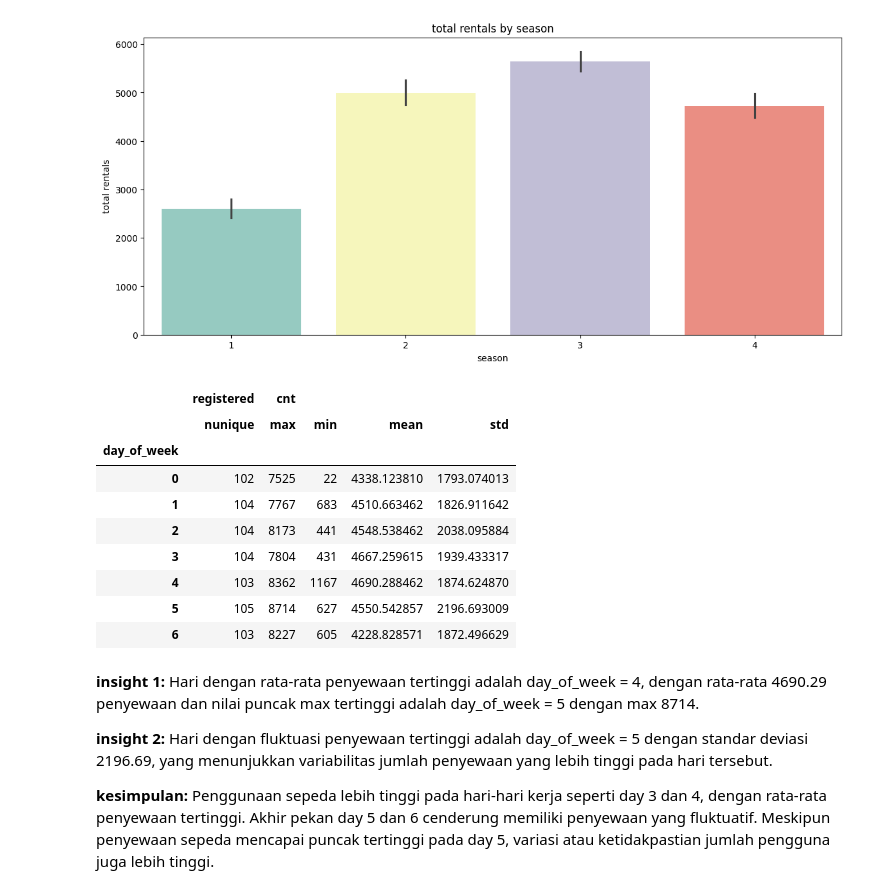
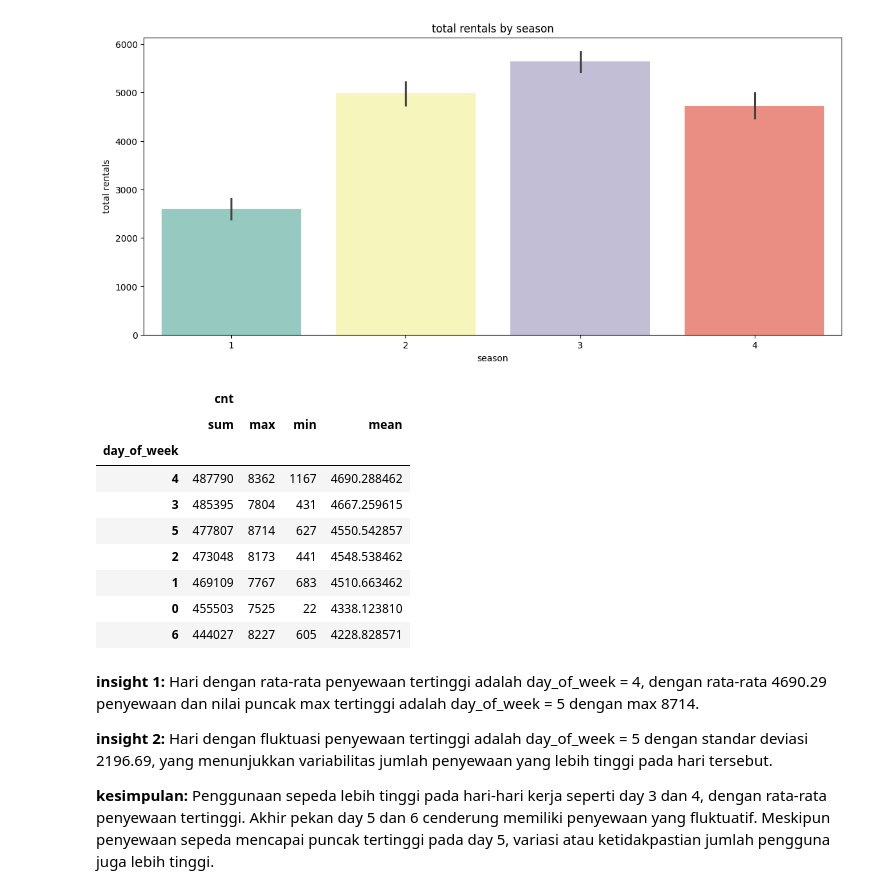
Before and after one commit to noahvlone/Projek-Analisis-Data-dengan-Python, a Jupyter notebook: Bike_Sharing_Analysis.ipynb, the cells around one changed output. Saved outputs shown, nothing was run; the diff lists cells and outputs as text; code cells hidden in the pictures.

```diff
--- a/Bike_Sharing_Analysis.ipynb
+++ b/Bike_Sharing_Analysis.ipynb
@@ -311,20 +300,19 @@ Passing `palette` without assigning `hue` is deprecated and will be removed in v
 [figure]
 # %%
 day_df.groupby(by="day_of_week").agg({
-    "registered" : "nunique",
-    "cnt" : ["max", "min", "mean", "std"]
-})
+    "cnt" : ["sum", "max", "min", "mean"]
+}).sort_values(by=("cnt", "sum"), ascending=False)
 # %% [output]
-|  | registered | cnt |  |  |  |
-|  | nunique | max | min | mean | std |
-| day_of_week |  |  |  |  |  |
-| 0 | 102 | 7525 | 22 | 4338.123810 | 1793.074013 |
-| 1 | 104 | 7767 | 683 | 4510.663462 | 1826.911642 |
-| 2 | 104 | 8173 | 441 | 4548.538462 | 2038.095884 |
-| 3 | 104 | 7804 | 431 | 4667.259615 | 1939.433317 |
-| 4 | 103 | 8362 | 1167 | 4690.288462 | 1874.624870 |
-| 5 | 105 | 8714 | 627 | 4550.542857 | 2196.693009 |
-| 6 | 103 | 8227 | 605 | 4228.828571 | 1872.496629 |
+|  | cnt |  |  |  |
+|  | sum | max | min | mean |
+| day_of_week |  |  |  |  |
+| 4 | 487790 | 8362 | 1167 | 4690.288462 |
+| 3 | 485395 | 7804 | 431 | 4667.259615 |
+| 5 | 477807 | 8714 | 627 | 4550.542857 |
+| 2 | 473048 | 8173 | 441 | 4548.538462 |
+| 1 | 469109 | 7767 | 683 | 4510.663462 |
+| 0 | 455503 | 7525 | 22 | 4338.123810 |
+| 6 | 444027 | 8227 | 605 | 4228.828571 |
 # %% [markdown]
 **insight 1:** Hari dengan rata-rata penyewaan tertinggi adalah day_of_week = 4, dengan rata-rata 4690.29 penyewaan dan nilai puncak max tertinggi adalah day_of_week = 5 dengan max 8714.
 
```
Also changed, not shown: parts of 32 cells of this notebook.
